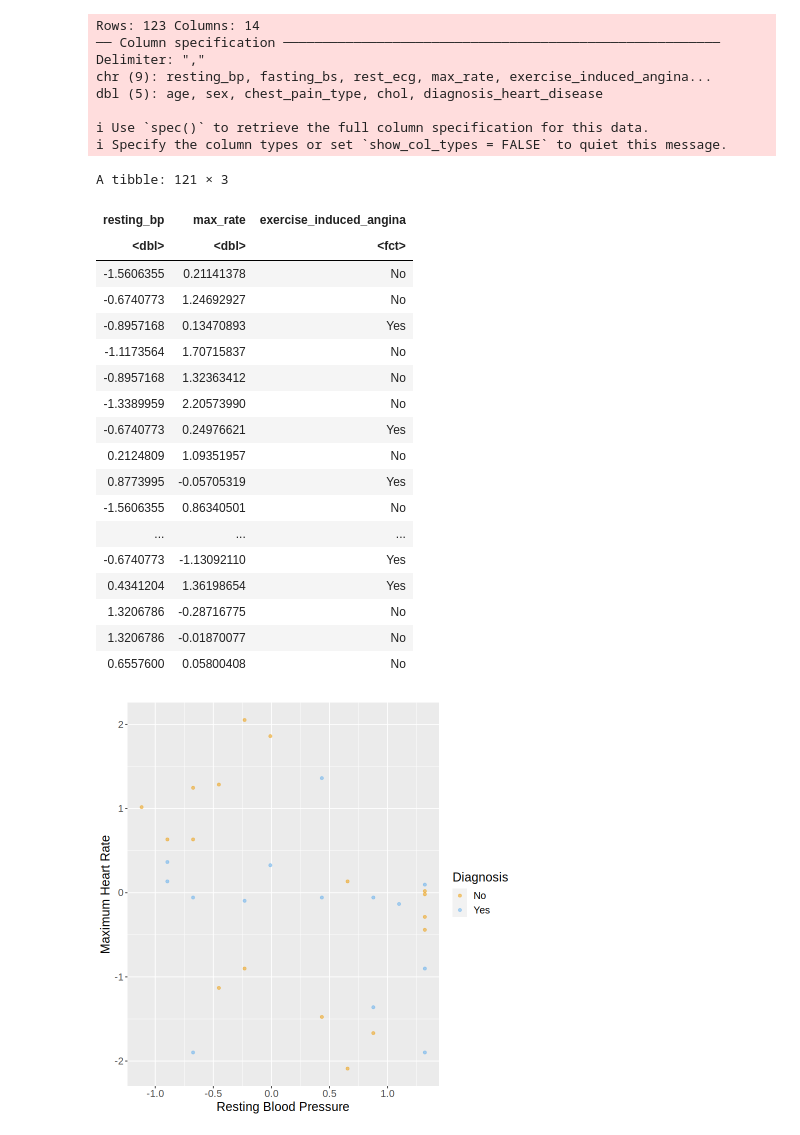
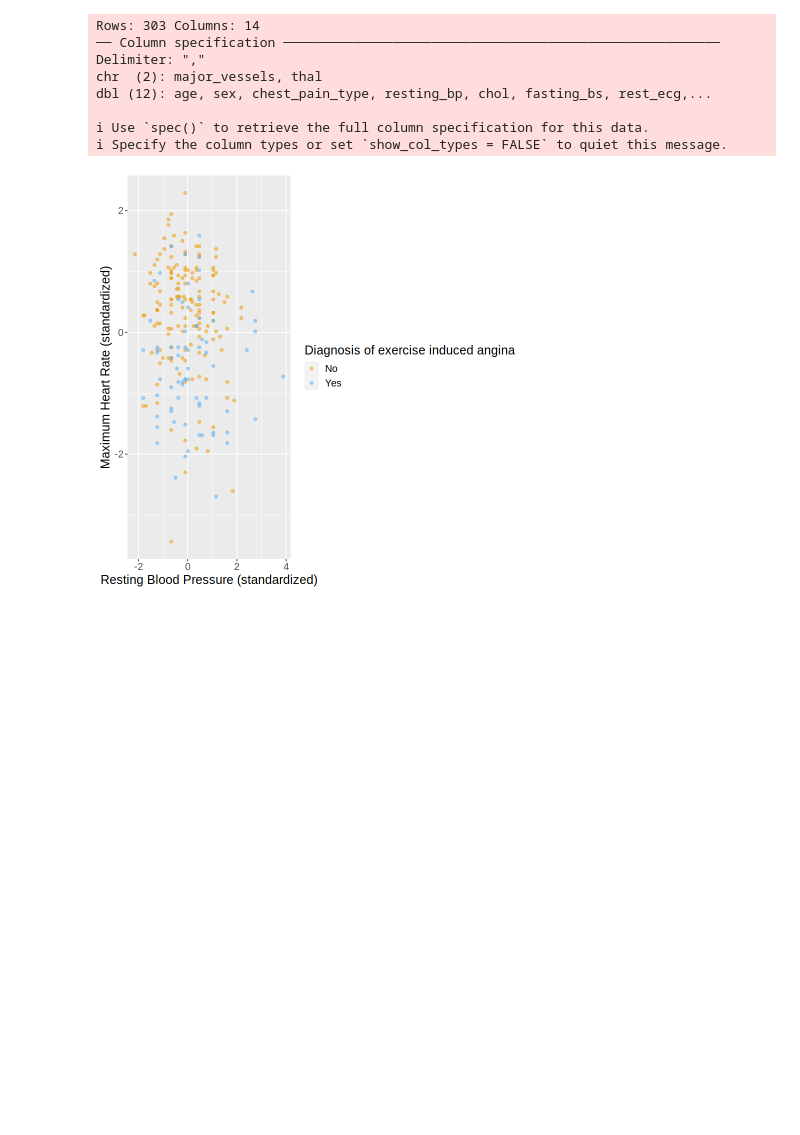
Before and after one commit to elaines6/dsci-100-group-project, a Jupyter notebook: heart_disease_proposal.ipynb, the cells around one changed output. Cells and saved outputs as stored; diff of their text form; code cells hidden in the pictures; blank space fills up the shorter version.

Commit message:
revised graph !

```diff
--- a/heart_disease_proposal.ipynb
+++ b/heart_disease_proposal.ipynb
@@ -3,7 +3,7 @@ library(tidyverse)
 library(tidymodels)
 
 
-url<- "https://raw.githubusercontent.com/elaines6/dsci-100-group-project/main/processed.switzerland.data"
+url<- "https://raw.githubusercontent.com/elaines6/dsci-100-group-project/main/processed.cleveland.data"
 heart_raw_data <- read_csv(url, col_names = c("age", "sex", "chest_pain_type", "resting_bp", "chol", "fasting_bs", "rest_ecg", "max_rate",
                                              "exercise_induced_angina", "ST_depression", "slope_peak_exercise", "major_vessels", "thal", "diagnosis_heart_disease"))
 heart_data_tidy <- heart_raw_data |>
@@ -11,7 +11,6 @@ heart_data_tidy <- heart_raw_data |>
     mutate(sex = fct_recode(sex, "Female" = "0", "Male" = "1")) |>
     mutate(exercise_induced_angina = fct_recode(exercise_induced_angina, "Yes" = "1", "No" = "0")) |>
     mutate(chest_pain_type = fct_recode(chest_pain_type, "Typical angina" = "1", "Atypical angina" = "2", "Non-anginal pain" = "3", "Asymptomatic" = "4")) |>
-    select(age, sex, chest_pain_type, resting_bp, max_rate, exercise_induced_angina) %>%
     filter(age != "?" & sex != "?"& chest_pain_type != "?"& resting_bp != "?"& max_rate!= "?"& exercise_induced_angina != "?")
 
 unscaled_heart_data <- heart_data_tidy |>
@@ -21,60 +20,38 @@ unscaled_heart_data <- heart_data_tidy |>
 knn_spec <- nearest_neighbor(weight_func = "rectangular", neighbors = 5) |>
     set_engine("kknn") |>
     set_mode("classification")
 
 heart_data_recipe <- recipe(exercise_induced_angina ~ resting_bp + max_rate, data = unscaled_heart_data)
 
 heart_data_recipe <- heart_data_recipe |>
     step_scale(all_predictors()) |>
     step_center(all_predictors()) |>
     prep()
 
-
 scaled_heart_data <- bake(heart_data_recipe, unscaled_heart_data)
-scaled_heart_data
-
 
 
 heart_data_split <- initial_split(scaled_heart_data, prop = 0.75, strata = exercise_induced_angina)
 heart_data_train <- training(heart_data_split)
 heart_data_test <- testing(heart_data_split)
 
-heart_plot<- heart_data_test|>
+heart_plot<- heart_data_train|>
     ggplot(aes(x= resting_bp, y= max_rate, color = exercise_induced_angina))+
     geom_point(alpha= 0.5) +
-    labs(x= "Resting Blood Pressure",
-         y= "Maximum Heart Rate",
-         color = "Diagnosis") +
+    labs(x= "Resting Blood Pressure (standardized)",
+         y= "Maximum Heart Rate (standardized)",
+         color = "Diagnosis of exercise induced angina") +
     scale_color_manual(values = c("orange2", "steelblue2")) +
     theme(text = element_text(size = 15))
 
 heart_plot
 # %% [output]
-Rows: 123 Columns: 14
+Rows: 303 Columns: 14
 ── Column specification ────────────────────────────────────────────────────────
 Delimiter: ","
-chr (9): resting_bp, fasting_bs, rest_ecg, max_rate, exercise_induced_angina...
-dbl (5): age, sex, chest_pain_type, chol, diagnosis_heart_disease
+chr  (2): major_vessels, thal
+dbl (12): age, sex, chest_pain_type, resting_bp, chol, fasting_bs, rest_ecg,...
 
 ℹ Use `spec()` to retrieve the full column specification for this data.
 ℹ Specify the column types or set `show_col_types = FALSE` to quiet this message.
-A tibble: 121 × 3
-| resting_bp | max_rate | exercise_induced_angina |
-| <dbl> | <dbl> | <fct> |
-| -1.5606355 | 0.21141378 | No |
-| -0.6740773 | 1.24692927 | No |
-| -0.8957168 | 0.13470893 | Yes |
-| -1.1173564 | 1.70715837 | No |
-| -0.8957168 | 1.32363412 | No |
-| -1.3389959 | 2.20573990 | No |
-| -0.6740773 | 0.24976621 | Yes |
-| 0.2124809 | 1.09351957 | No |
-| 0.8773995 | -0.05705319 | Yes |
-| -1.5606355 | 0.86340501 | No |
-| ... | ... | ... |
-| -0.6740773 | -1.13092110 | Yes |
-| 0.4341204 | 1.36198654 | Yes |
-| 1.3206786 | -0.28716775 | No |
-| 1.3206786 | -0.01870077 | No |
-| 0.6557600 | 0.05800408 | No |
-[figure, old version]
+[figure, new version]
```
